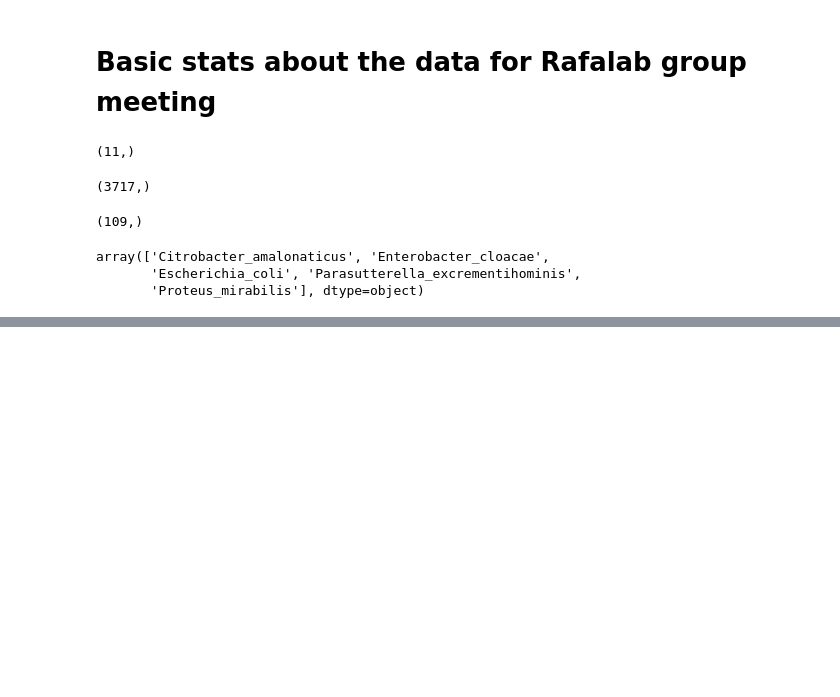
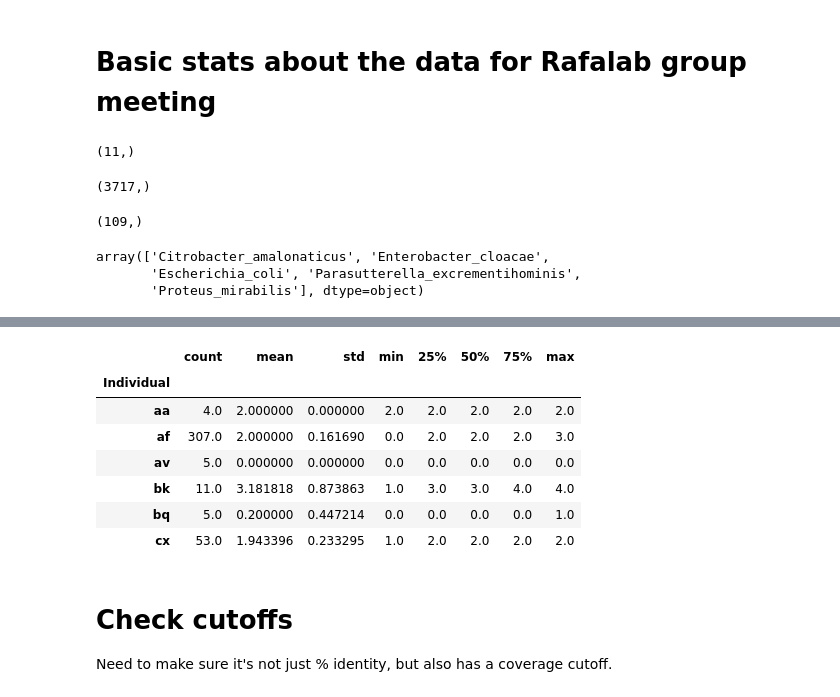
Before and after one commit to cduvallet/amr-risk, a Jupyter notebook: src/exploration/2018-05-02.explore_strict_results.ipynb, the cells around one changed output, grey strips where cells are left out. Saved outputs shown, nothing was run; the diff lists cells and outputs as text; code cells hidden in the pictures; blank space fills up the shorter version.

```diff
--- a/src/exploration/2018-05-02.explore_strict_results.ipynb
+++ b/src/exploration/2018-05-02.explore_strict_results.ipynb
@@ -486,0 +574,17 @@ array(['Citrobacter_amalonaticus', 'Enterobacter_cloacae',
+# %%
+s = "Bacteroides_thetaiotaomicron"
+
+resdf.query('Species == @s').groupby(['Individual'])['n_ hits'].describe()
+# %% [output]
+|  | count | mean | std | min | 25% | 50% | 75% | max |
+| Individual |  |  |  |  |  |  |  |  |
+| aa | 4.0 | 2.000000 | 0.000000 | 2.0 | 2.0 | 2.0 | 2.0 | 2.0 |
+| af | 307.0 | 2.000000 | 0.161690 | 0.0 | 2.0 | 2.0 | 2.0 | 3.0 |
+| av | 5.0 | 0.000000 | 0.000000 | 0.0 | 0.0 | 0.0 | 0.0 | 0.0 |
+| bk | 11.0 | 3.181818 | 0.873863 | 1.0 | 3.0 | 3.0 | 4.0 | 4.0 |
+| bq | 5.0 | 0.200000 | 0.447214 | 0.0 | 0.0 | 0.0 | 0.0 | 1.0 |
+| cx | 53.0 | 1.943396 | 0.233295 | 1.0 | 2.0 | 2.0 | 2.0 | 2.0 |
+# %% [markdown]
+# Check cutoffs
+
+Need to make sure it's not just % identity, but also has a coverage cutoff.
```
Also changed, not shown: parts of 10 cells of this notebook, 1 other file.
